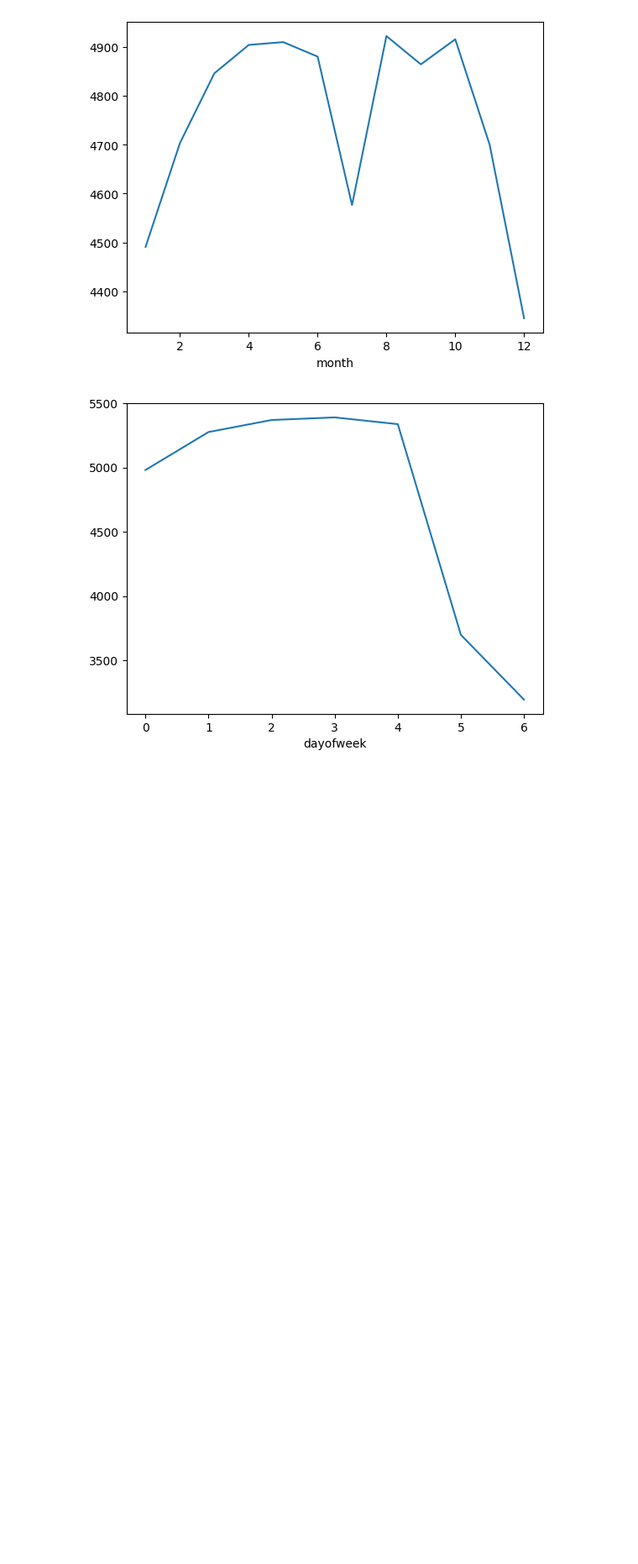
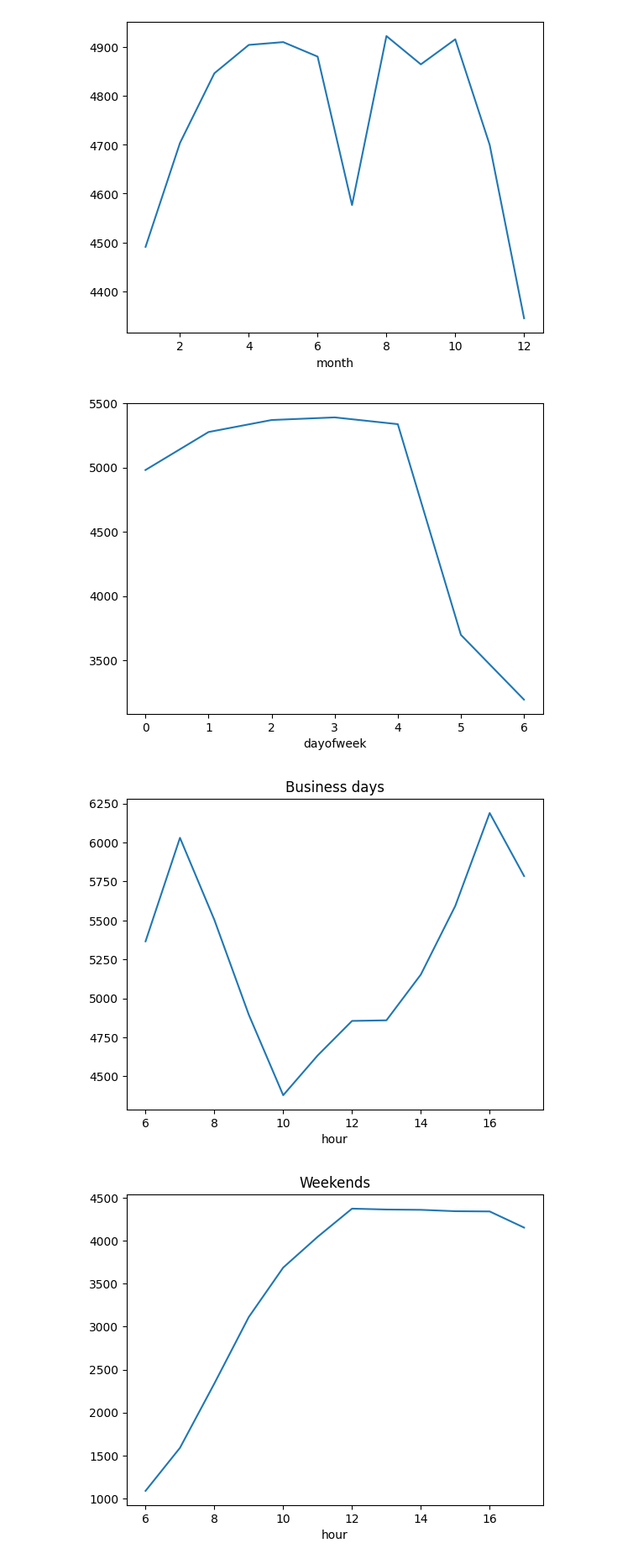
Before and after one commit to robinadoro/Finding-Heavy-Traffic-Indicators-on-I-94, a Jupyter notebook: metro.ipynb, the cells around one changed output. Shown: that part at 84% size. Drawn from its saved outputs; the diff is of its cells as text; code cells hidden in the pictures; blank space fills up the shorter version.

Commit message:
Time Indicators (III)

```diff
--- a/metro.ipynb
+++ b/metro.ipynb
@@ -157,3 +157,19 @@ by_dayofweek['traffic_volume'].plot.line()
 plt.show()
 # %% [output]
 [figure]
+# %%
+day['hour'] = day['date_time'].dt.hour
+business_days = day.copy()[day['dayofweek'] <=4]
+weekend = day.copy()[day['dayofweek']>=5]
+by_hour_business = business_days.groupby('hour').mean(numeric_only=True)
+by_hour_weekend = weekend.groupby('hour').mean(numeric_only=True)
+by_hour_business['traffic_volume'].plot.line()
+plt.title('Business days')
+plt.show()
+
+by_hour_weekend['traffic_volume'].plot.line()
+plt.title('Weekends')
+plt.show()
+# %% [output]
+[figure, added]
+[figure, added]
```
